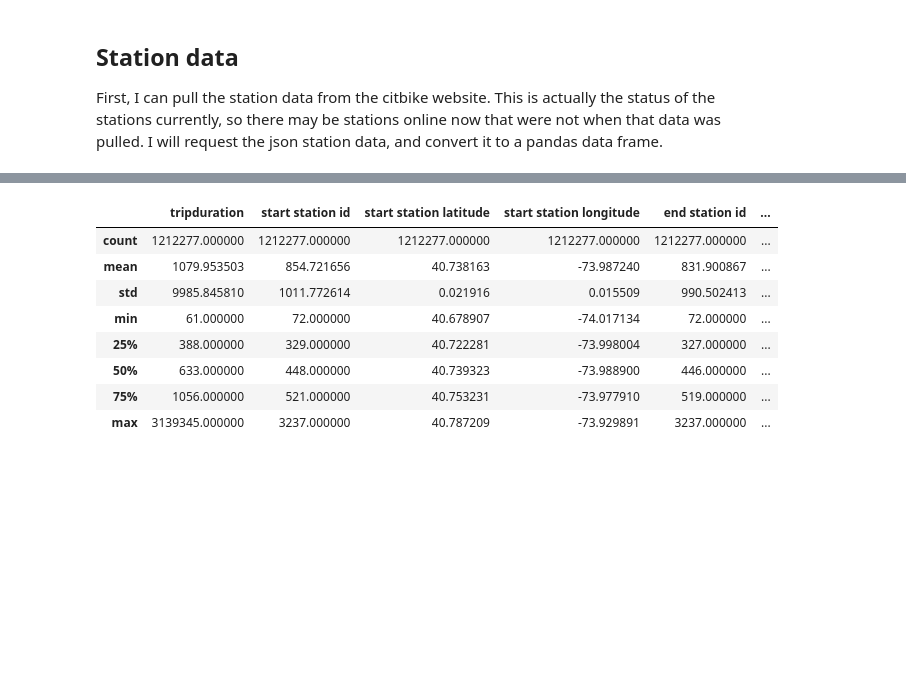
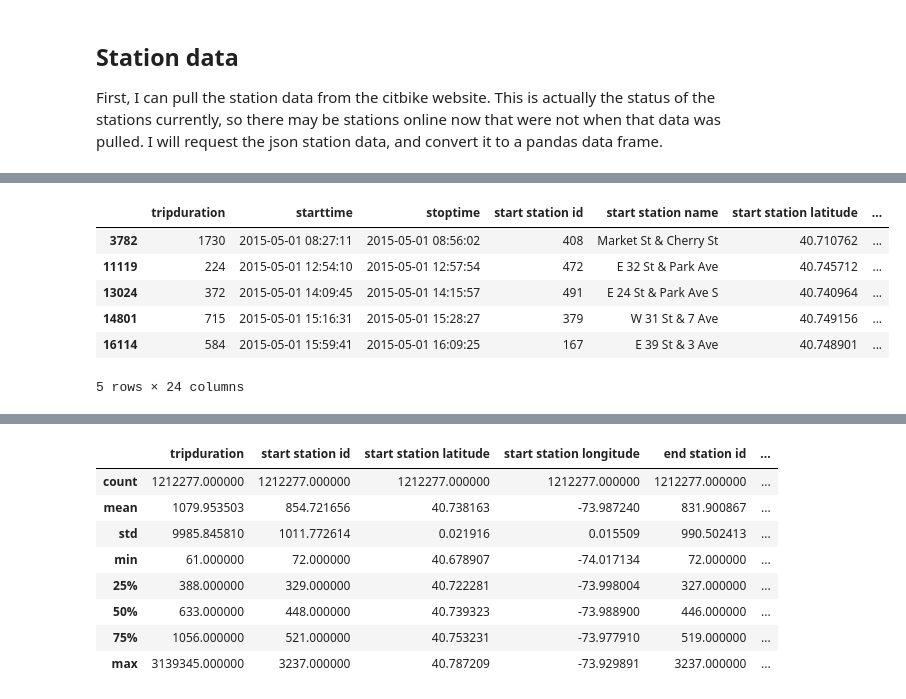
Before and after one commit to btq/citi_bike, a Jupyter notebook: CitiBike_01_Read_Explore.ipynb, the cells around one changed output, grey strips where cells are left out. Saved outputs shown, nothing was run; the diff lists cells and outputs as text; code cells hidden in the pictures; blank space fills up the shorter version.

```diff
--- a/CitiBike_01_Read_Explore.ipynb
+++ b/CitiBike_01_Read_Explore.ipynb
@@ -141,0 +200,11 @@ cb_trip_df.describe()
+# %%
+bid_hist = cb_trip_df[cb_trip_df['bikeid']==21099]
+bid_hist.head()
+# %% [output]
+|  | tripduration | starttime | stoptime | start station id | start station name | start station latitude | ... |
+| 3782 | 1730 | 2015-05-01 08:27:11 | 2015-05-01 08:56:02 | 408 | Market St & Cherry St | 40.710762 | ... |
+| 11119 | 224 | 2015-05-01 12:54:10 | 2015-05-01 12:57:54 | 472 | E 32 St & Park Ave | 40.745712 | ... |
+| 13024 | 372 | 2015-05-01 14:09:45 | 2015-05-01 14:15:57 | 491 | E 24 St & Park Ave S | 40.740964 | ... |
+| 14801 | 715 | 2015-05-01 15:16:31 | 2015-05-01 15:28:27 | 379 | W 31 St & 7 Ave | 40.749156 | ... |
+| 16114 | 584 | 2015-05-01 15:59:41 | 2015-05-01 16:09:25 | 167 | E 39 St & 3 Ave | 40.748901 | ... |
+5 rows × 24 columns
```
Also changed, not shown: parts of 29 cells of this notebook, 1 other file.
